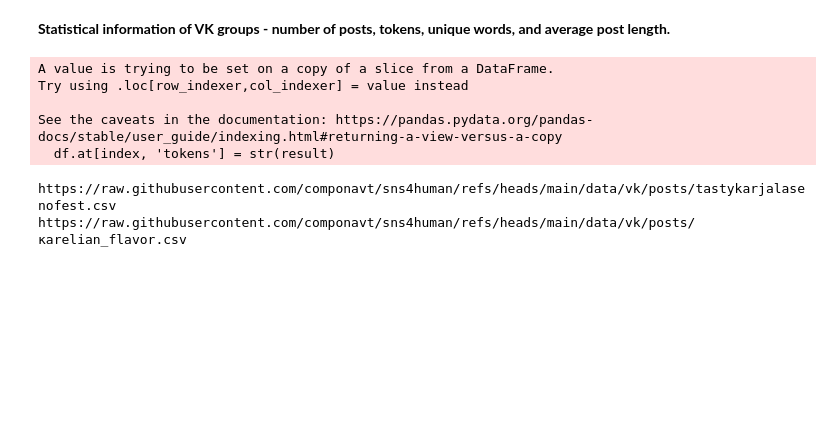
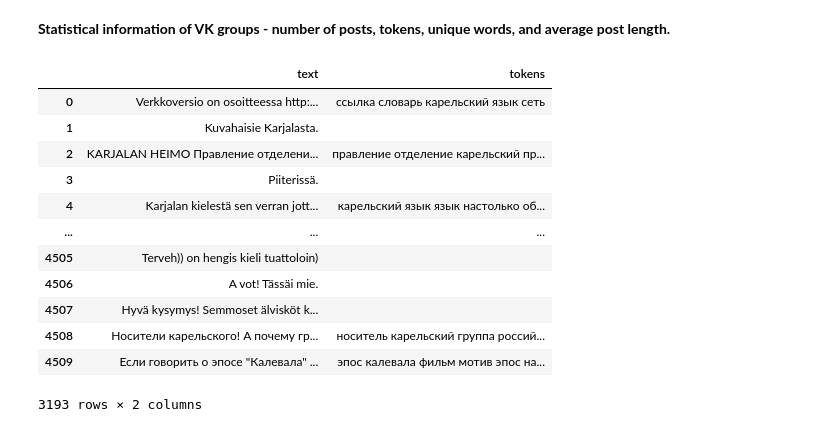
Before and after one commit to componavt/sns4human, a Jupyter notebook: src/vk/nlp/statistics.ipynb, the cells around one changed output. Drawn from its saved outputs; the diff is of its cells as text; code cells hidden in the pictures; blank space fills up the shorter version.

```diff
--- a/src/vk/nlp/statistics.ipynb
+++ b/src/vk/nlp/statistics.ipynb
@@ -89,43 +66,46 @@ unique_words = []
 mid_len_post = []
 for key in posts.keys():
     for name in posts[key]:
       url = f'https://raw.githubusercontent.com/componavt/sns4human/refs/heads/main/data/vk/posts/{name}.csv'
       urls.append(url)
       names.append(name)
       t = 0
       dict_lem = {}
-      try:
-        df = pd.read_csv(url, usecols = ['text'],encoding='utf-8')
-      except:
-        print(url)
+      df = pd.read_csv(url, usecols = ['text'],encoding='utf-8')
       df = df[df['text'].apply(lambda x: isinstance(x, str))]
       groups_posts.append(len(df))
-      for index, row in df.iterrows():
-        process_text(row['text'],index, df)
+      df['tokens'] = df['text'].apply(text_preprocessing.process_text)
       df.to_excel(url.split('/')[-1].rstrip('.csv')+'_df_tokens.xlsx', index=False)
       df_tokens = df['tokens']
       for row in df_tokens:
         row_split = row.split()
 
         for lemma in row_split:
           if dict_lem.get(lemma, 0) == 0:
               dict_lem[lemma] = 1
           else:
               dict_lem[lemma] += 1
       data = df['tokens'].tolist()
       for d in data:
         if type(d) == str:
           t += len(d.split())
       mid_len_post.append(t // len(df))
       dict_lem = dict(sorted(dict_lem.items(), key=lambda item: item[1], reverse=True))
       tokens.append(t)
       unique_words.append(len(dict_lem))
       t = 0
+df
 # %% [output]
+|  | text | tokens |
+| 0 | Verkkoversio on osoitteessa http:... | ссылка словарь карельский язык сеть |
+| 1 | Kuvahaisie Karjalasta. |  |
+| 2 | KARJALAN HEIMO Правление отделени... | правление отделение карельский пр... |
+| 3 | Piiterissä. |  |
+| 4 | Karjalan kielestä sen verran jott... | карельский язык язык настолько об... |
+| ... | ... | ... |
+| 4505 | Terveh)) on hengis kieli tuattoloin) |  |
+| 4506 | A vot! Tässäi mie. |  |
+| 4507 | Hyvä kysymys! Semmoset älvisköt k... |  |
+| 4508 | Носители карельского! А почему гр... | носитель карельский группа россий... |
+| 4509 | Если говорить о эпосе "Калевала" ... | эпос калевала фильм мотив эпос на... |
-A value is trying to be set on a copy of a slice from a DataFrame.
-Try using .loc[row_indexer,col_indexer] = value instead
-
-See the caveats in the documentation: https://pandas.pydata.org/pandas-docs/stable/user_guide/indexing.html#returning-a-view-versus-a-copy
-  df.at[index, 'tokens'] = str(result)
+3193 rows × 2 columns
-https://raw.githubusercontent.com/componavt/sns4human/refs/heads/main/data/vk/posts/tastykarjalasenofest.csv
-https://raw.githubusercontent.com/componavt/sns4human/refs/heads/main/data/vk/posts/кarelian_flavor.csv
```
Also changed, not shown: parts of 7 cells of this notebook.
